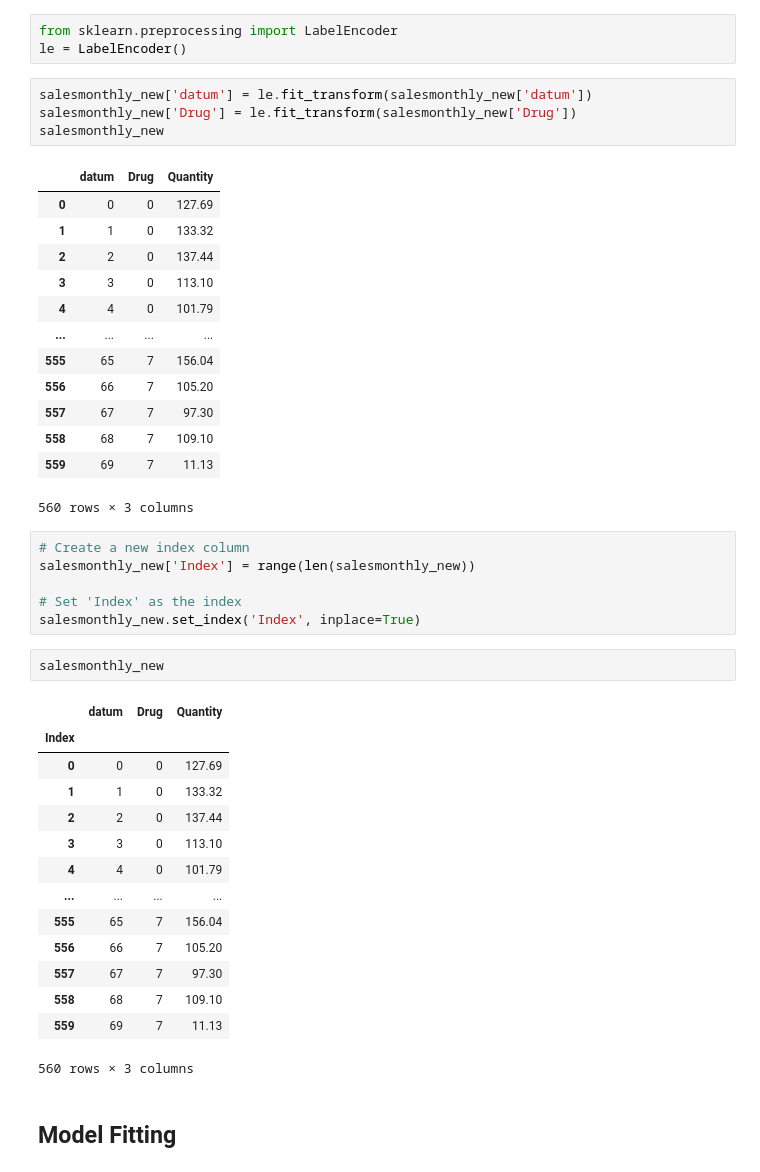
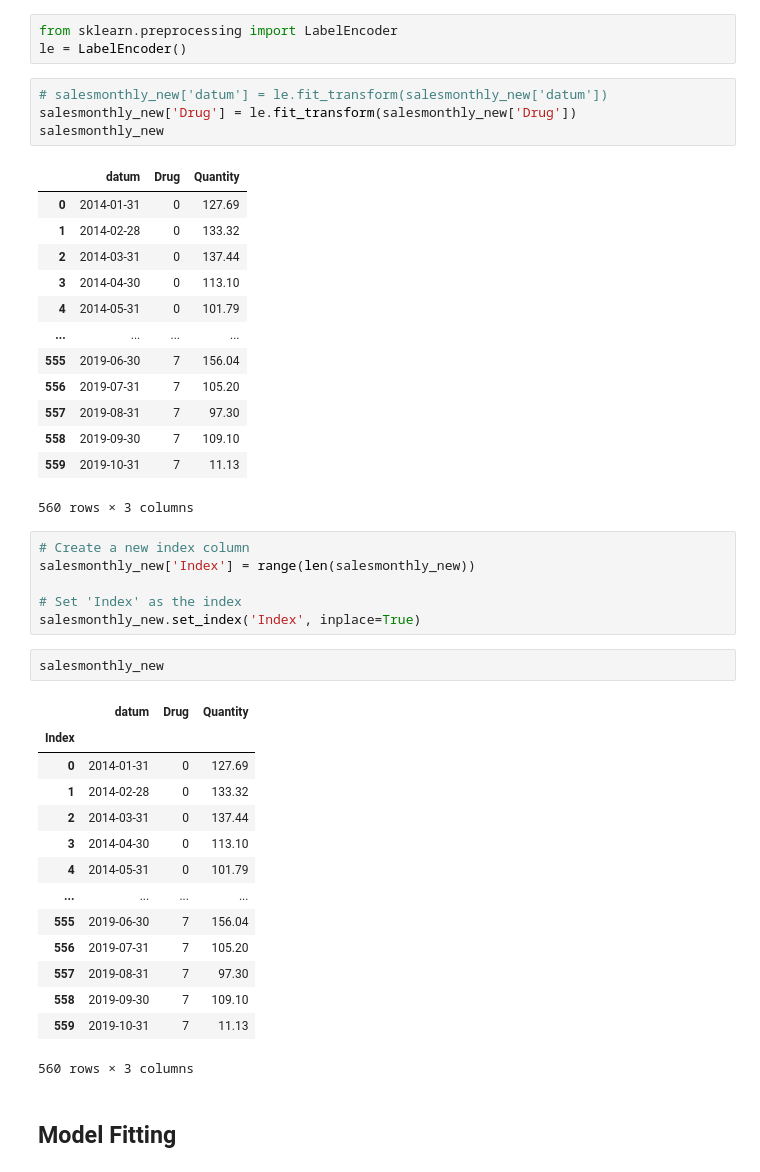
Before and after one commit to SanviBhelkar/Pharmalytics, a Jupyter notebook: pharmalytics-lstm.ipynb, the cells around one changed output. Cells and saved outputs as stored; diff of their text form.

```diff
--- a/pharmalytics-lstm.ipynb
+++ b/pharmalytics-lstm.ipynb
@@ -207,22 +202,22 @@ fig.show()
 from sklearn.preprocessing import LabelEncoder
 le = LabelEncoder()
 # %%
-salesmonthly_new['datum'] = le.fit_transform(salesmonthly_new['datum'])
+# salesmonthly_new['datum'] = le.fit_transform(salesmonthly_new['datum'])
 salesmonthly_new['Drug'] = le.fit_transform(salesmonthly_new['Drug'])
 salesmonthly_new
 # %% [output]
 |  | datum | Drug | Quantity |
-| 0 | 0 | 0 | 127.69 |
-| 1 | 1 | 0 | 133.32 |
-| 2 | 2 | 0 | 137.44 |
-| 3 | 3 | 0 | 113.10 |
-| 4 | 4 | 0 | 101.79 |
+| 0 | 2014-01-31 | 0 | 127.69 |
+| 1 | 2014-02-28 | 0 | 133.32 |
+| 2 | 2014-03-31 | 0 | 137.44 |
+| 3 | 2014-04-30 | 0 | 113.10 |
+| 4 | 2014-05-31 | 0 | 101.79 |
 | ... | ... | ... | ... |
-| 555 | 65 | 7 | 156.04 |
-| 556 | 66 | 7 | 105.20 |
-| 557 | 67 | 7 | 97.30 |
-| 558 | 68 | 7 | 109.10 |
-| 559 | 69 | 7 | 11.13 |
+| 555 | 2019-06-30 | 7 | 156.04 |
+| 556 | 2019-07-31 | 7 | 105.20 |
+| 557 | 2019-08-31 | 7 | 97.30 |
+| 558 | 2019-09-30 | 7 | 109.10 |
+| 559 | 2019-10-31 | 7 | 11.13 |
 560 rows × 3 columns
 # %%
 # Create a new index column
@@ -235,17 +230,17 @@ salesmonthly_new
 # %% [output]
 |  | datum | Drug | Quantity |
 | Index |  |  |  |
-| 0 | 0 | 0 | 127.69 |
-| 1 | 1 | 0 | 133.32 |
-| 2 | 2 | 0 | 137.44 |
-| 3 | 3 | 0 | 113.10 |
-| 4 | 4 | 0 | 101.79 |
+| 0 | 2014-01-31 | 0 | 127.69 |
+| 1 | 2014-02-28 | 0 | 133.32 |
+| 2 | 2014-03-31 | 0 | 137.44 |
+| 3 | 2014-04-30 | 0 | 113.10 |
+| 4 | 2014-05-31 | 0 | 101.79 |
 | ... | ... | ... | ... |
-| 555 | 65 | 7 | 156.04 |
-| 556 | 66 | 7 | 105.20 |
-| 557 | 67 | 7 | 97.30 |
-| 558 | 68 | 7 | 109.10 |
-| 559 | 69 | 7 | 11.13 |
+| 555 | 2019-06-30 | 7 | 156.04 |
+| 556 | 2019-07-31 | 7 | 105.20 |
+| 557 | 2019-08-31 | 7 | 97.30 |
+| 558 | 2019-09-30 | 7 | 109.10 |
+| 559 | 2019-10-31 | 7 | 11.13 |
 560 rows × 3 columns
 # %% [markdown]
 ## **Model Fitting**
```
Also changed, not shown: parts of 17 cells of this notebook.
